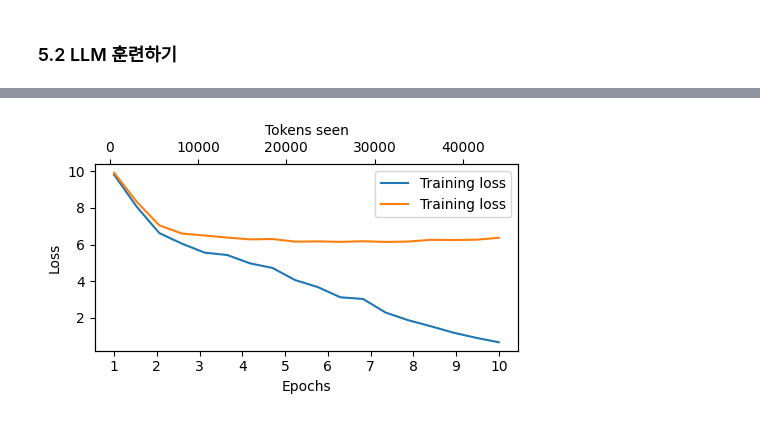
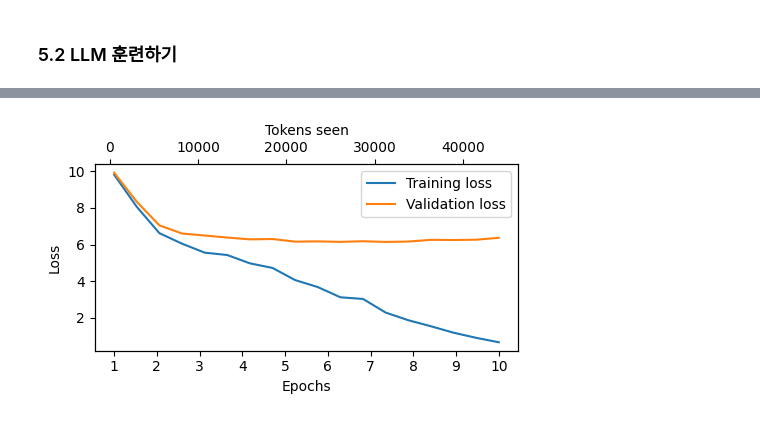
Before and after one commit to DelosIndustry/LLMfromScratch, a Jupyter notebook: ch05/01_main-chapter-code.ipynb, the cells around one changed output, grey strips where cells are left out. Cells and saved outputs as stored; diff of their text form; code cells hidden in the pictures.

```diff
--- a/ch05/01_main-chapter-code.ipynb
+++ b/ch05/01_main-chapter-code.ipynb
@@ -343,24 +343,24 @@ Every effort moves you?"  "Yes--quite insensible to the irony. She wanted him vi
 # %%
 import matplotlib.pyplot as plt
 from matplotlib.ticker import MaxNLocator
 
 def plot_losses(epochs_seen, tokens_seen, train_losses, val_losses):
     fig, ax1 = plt.subplots(figsize=(5, 3))
     ax1.plot(epochs_seen, train_losses, label="Training loss")
     ax1.plot(
-        epochs_seen, val_losses, label="Training loss"
+        epochs_seen, val_losses, label="Validation loss"
     )
     ax1.set_xlabel("Epochs")
     ax1.set_ylabel("Loss")
     ax1.legend(loc="upper right")
     ax1.xaxis.set_major_locator(MaxNLocator(integer=True))
     ax2 = ax1.twiny()
     ax2.plot(tokens_seen, train_losses, alpha=0)
     ax2.set_xlabel("Tokens seen")
     fig.tight_layout()
     plt.show()
 
 epochs_tensor = torch.linspace(1, num_epochs, len(train_losses))
 plot_losses(epochs_tensor, tokens_seen, train_losses, val_losses)
 # %% [output]
-[figure, old version]
+[figure, new version]
```
